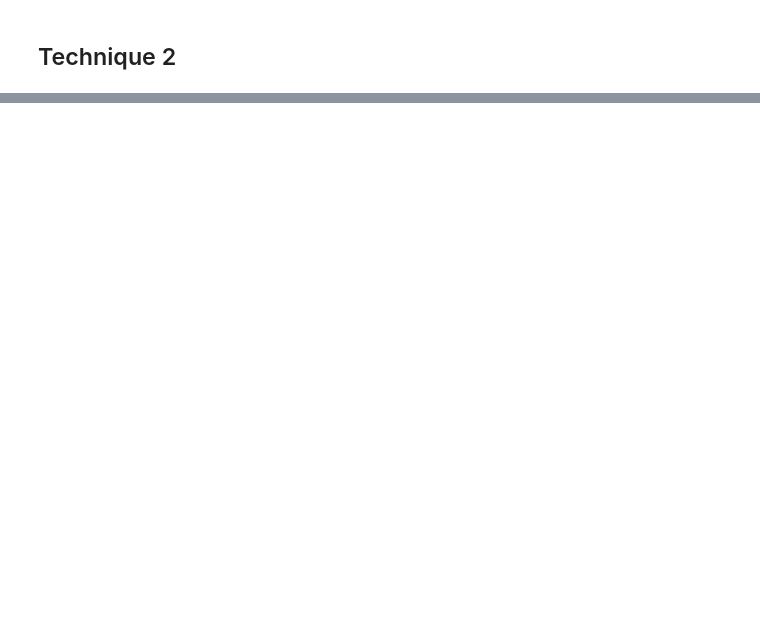
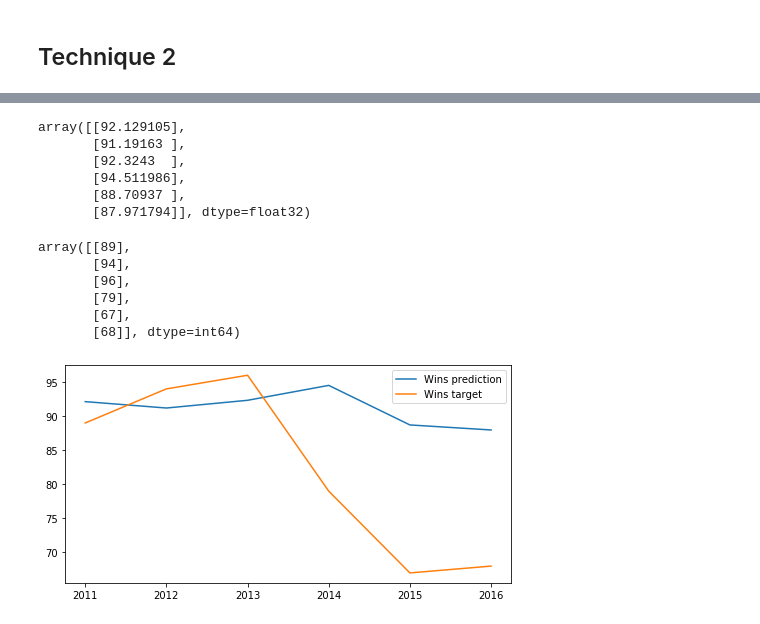
Before and after one commit to ferlopezm94/linear-model, a Jupyter notebook: Linear model.ipynb, the cells around one changed output, grey strips where cells are left out. Saved outputs shown, nothing was run; the diff lists cells and outputs as text; code cells hidden in the pictures; blank space fills up the shorter version.

```diff
--- a/Linear model.ipynb
+++ b/Linear model.ipynb
@@ -475,0 +536,2 @@ _ = ax.set_xticklabels(dates[:])
+# %%
+modelDeep.fit(x_test_data, y_test_data, batch_size=1, epochs=200, verbose=1)
@@ -475,0 +562,3 @@ _ = ax.set_xticklabels(dates[:])
+# %%
+raw_predictions = modelDeep.predict(x_train_data)
+raw_predictions
@@ -475,0 +573,33 @@ _ = ax.set_xticklabels(dates[:])
+# %%
+predictions = raw_predictions#[round(tmp[0] * scaled_features['wins'][1] + scaled_features['wins'][0]) for tmp in raw_predictions]
+predictions
+# %% [output]
+array([[92.129105],
+       [91.19163 ],
+       [92.3243  ],
+       [94.511986],
+       [88.70937 ],
+       [87.971794]], dtype=float32)
+# %%
+target_data = y_train_data#[tmp[0] * scaled_features['wins'][1] + scaled_features['wins'][0] for tmp in y_train_data]
+target_data
+# %% [output]
+array([[89],
+       [94],
+       [96],
+       [79],
+       [67],
+       [68]], dtype=int64)
+# %%
+fig, ax = plt.subplots(figsize=(8,4))
+
+ax.plot(predictions,label='Wins prediction')
+ax.plot(target_data,label='Wins target')
+ax.legend()
+
+# Configure dates to show in plot
+dates = yearly_atl_wins.reset_index()['yearID'][round(x_scaled.size * 0.8):]
+ax.set_xticks(np.arange(len(dates))[:])
+_ = ax.set_xticklabels(dates[:])
+# %% [output]
+[figure, added]
```
Also changed, not shown: parts of 21 cells of this notebook.
